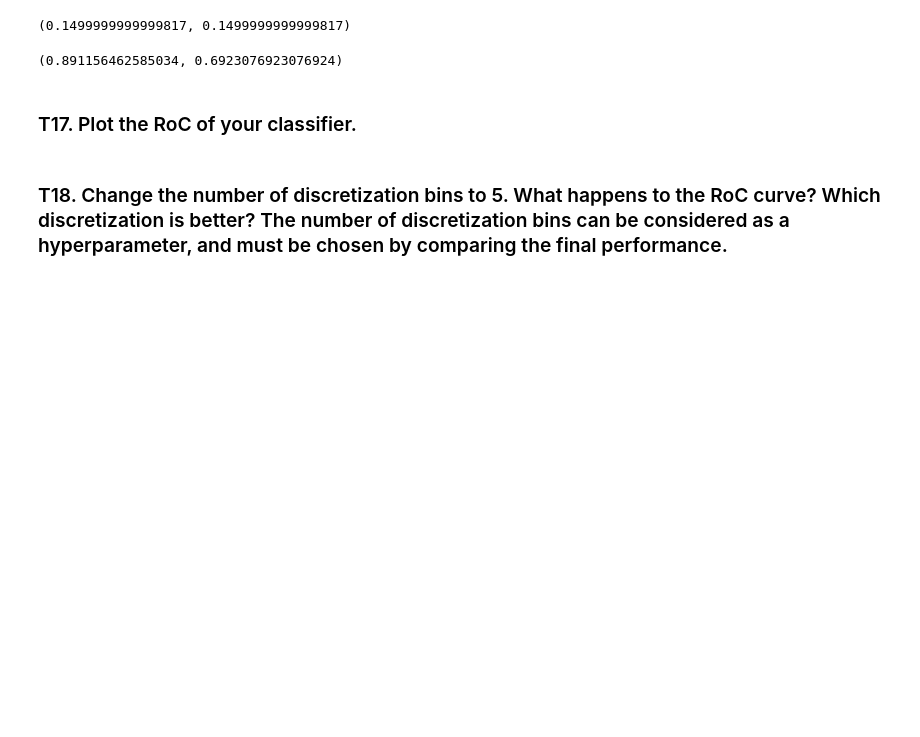
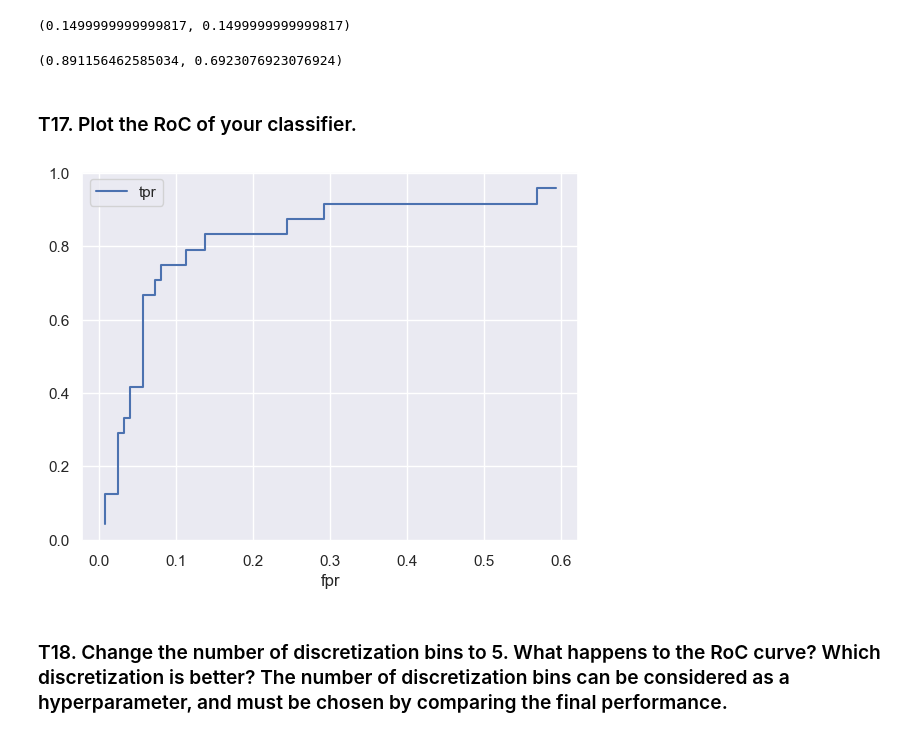
Before and after one commit to Mond45/pattern_recognition, a Jupyter notebook: hw2/Pattern_HW2_student_2024.ipynb, the cells around one changed output. Cells and saved outputs as stored; diff of their text form; code cells hidden in the pictures; blank space fills up the shorter version.

```diff
--- a/hw2/Pattern_HW2_student_2024.ipynb
+++ b/hw2/Pattern_HW2_student_2024.ipynb
@@ -337,5 +370,6 @@ def evaluate_model(y_predicted, y_true):
     precision = np.sum(y_predicted & y_true) / np.sum(y_predicted)
     recall = np.sum(y_predicted & y_true) / np.sum(y_true)
     f1 = 2 * precision * recall / (precision + recall)
-    return accuracy, precision, recall, f1
+    fpr = np.sum(y_predicted & (1 - y_true)) / np.sum(1 - y_true)
+    return accuracy, precision, recall, f1, fpr
 # %%
@@ -368,7 +402,7 @@ Accuracy: 0.47, Precision: 0.14, Recall: 0.46, F1: 0.22
 # %%
 y_predicted = np.full(y_test.shape[0], y_test.mode().iloc[0])
 y_predicted
-accuracy, precision, recall, f1 = evaluate_model(y_predicted, y_test)
+accuracy, precision, recall, f1, _ = evaluate_model(y_predicted, y_test)
 print(
     f"Accuracy: {accuracy:.2f}, Precision: {precision:.2f}, Recall: {recall:.2f}, F1: {f1:.2f}"
 )
@@ -382,12 +416,21 @@ Accuracy: 0.84, Precision: nan, Recall: 0.00, F1: nan
 $ t = np.arange(-5,5,0.05) $
 
 ### find the best accuracy, and F score (and the corresponding thresholds)
+# %%
+def plot_roc_curve(prob, y_true):
+    fpr = {}
+    tpr = {}
+    for t in np.arange(-5, 5, 0.05):
+        _, _, recall, _, fpr[t] = evaluate_model(prob > t, y_true)
+        tpr[t] = recall
+    roc = pd.DataFrame({"fpr": fpr, "tpr": tpr})
+    roc.plot(x="fpr", y="tpr", drawstyle="steps-post", kind="line")
 # %%
 best_f1_t, best_acc_t = 0, 0
 best_f1, best_acc = -1, -1
+lh = clf.predict(x_test, returns_prob=True)
 for t in np.arange(-5, 5, 0.05):
-    # print(t)
-    accuracy, precision, recall, f1 = evaluate_model(clf.predict(x_test, t), y_test)
+    accuracy, precision, recall, f1, fpr_t = evaluate_model(lh > t, y_test)
     if f1 > best_f1:
         best_f1 = f1
         best_f1_t = t
@@ -404,5 +447,9 @@ best_acc, best_f1
 (0.891156462585034, 0.6923076923076924)
 # %% [markdown]
 ### T17. Plot the RoC of your classifier.
+# %%
+plot_roc_curve(lh, y_test)
+# %% [output]
+[figure, added]
 # %% [markdown]
 ### T18. Change the number of discretization bins to 5. What happens to the RoC curve? Which discretization is better? The number of discretization bins can be considered as a hyperparameter, and must be chosen by comparing the final performance.
```
Also changed, not shown: parts of 17 cells of this notebook.
